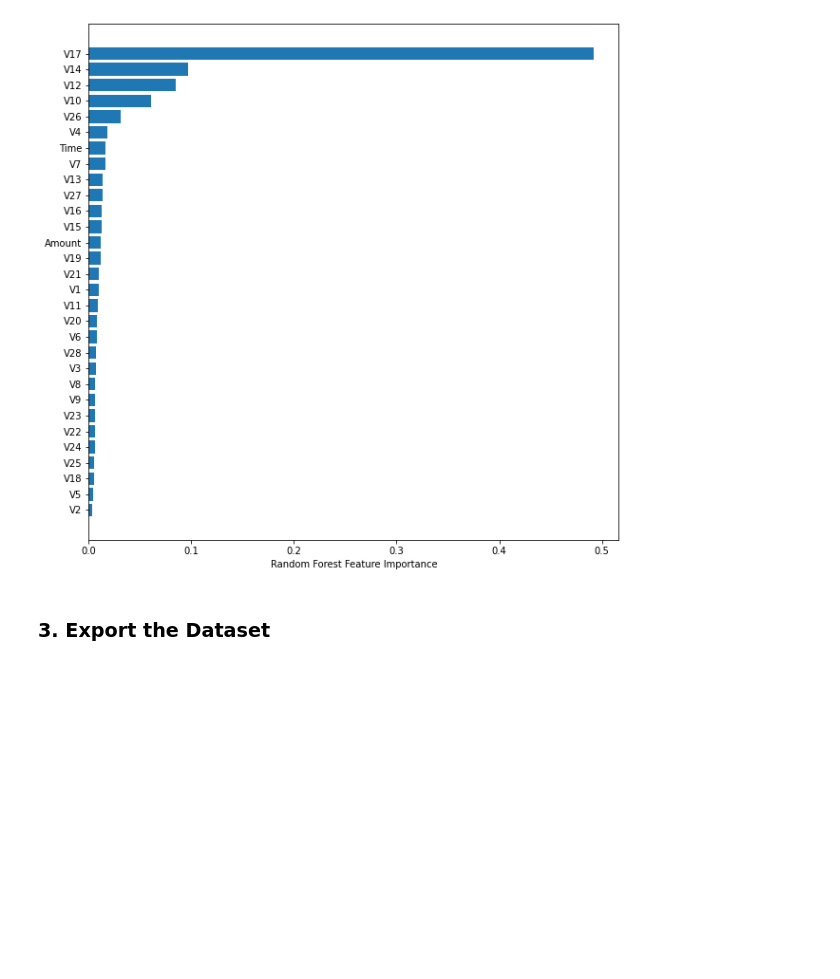
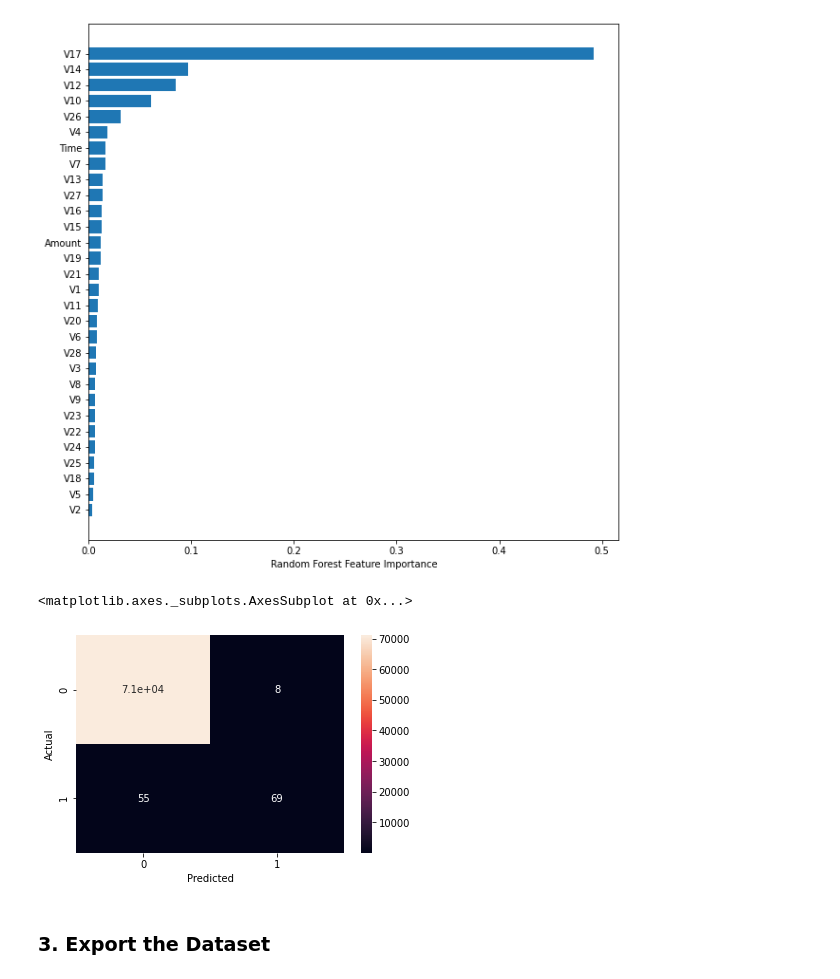
Before and after one commit to jiin-son/credit_card_fraud_detection, a Jupyter notebook: Feature_Selection.ipynb, the cells around one changed output. Cells and saved outputs as stored; diff of their text form; code cells hidden in the pictures; blank space fills up the shorter version.

```diff
--- a/Feature_Selection.ipynb
+++ b/Feature_Selection.ipynb
@@ -87,5 +107,24 @@ plt.xlabel("Random Forest Feature Importance")
 # %% [output]
 Text(0.5, 0, 'Random Forest Feature Importance')
 [figure]
+# %%
+# Column names only for top5 from random forest feature importance
+feature_selection = ['V17', 'V14', 'V12', 'V10', 'V26']
+
+# Split the dataset
+X = df[feature_selection]
+y = df['Class']
+X_train, X_test, y_train, y_test = train_test_split(X, y, test_size=0.25, random_state=12)
+# %%
+# run logistic regression using all the variables
+log_reg= LogisticRegression()
+log_reg.fit(X_train,y_train)
+y_pred=log_reg.predict(X_test)
+
+confusion_matrix = pd.crosstab(y_test, y_pred, rownames=['Actual'], colnames=['Predicted'])
+sns.heatmap(confusion_matrix, annot=True)
+# %% [output]
+<matplotlib.axes._subplots.AxesSubplot at 0x...>
+[figure, added]
 # %% [markdown]
 ### 3. Export the Dataset
```
Also changed, not shown: parts of 7 cells of this notebook.
